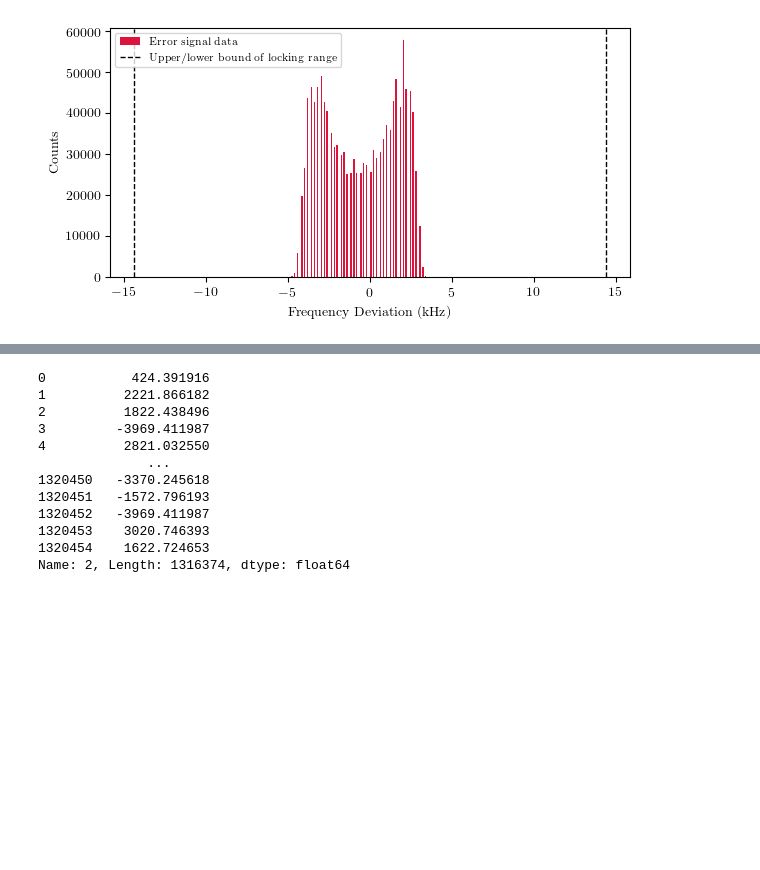
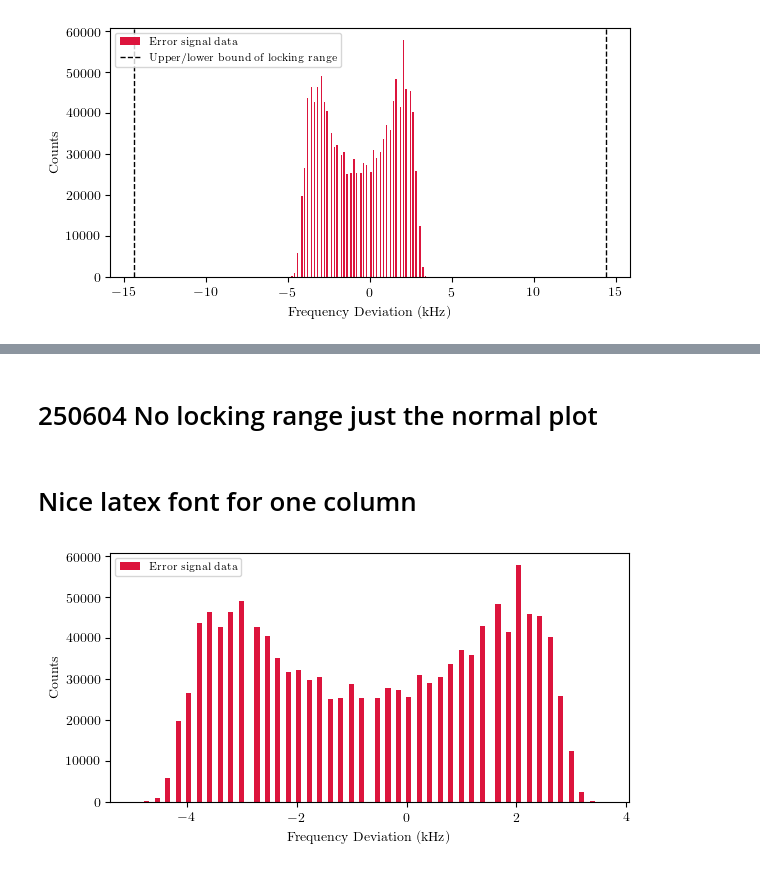
Before and after one commit to hsuchungchuan/Projects, a Jupyter notebook: 241201 PDHLockLongTermTraceThreeHours/241201 PDHLockLongTermTraceThreeHours.ipynb, the cells around one changed output, grey strips where cells are left out. Drawn from its saved outputs; the diff is of its cells as text; code cells hidden in the pictures; blank space fills up the shorter version.

Commit message:
no locking range now

```diff
--- a/241201 PDHLockLongTermTraceThreeHours/241201 PDHLockLongTermTraceThreeHours.ipynb
+++ b/241201 PDHLockLongTermTraceThreeHours/241201 PDHLockLongTermTraceThreeHours.ipynb
@@ -382 +385,5 @@ plt.savefig('250520 TwoColumnPDHLockThreeHoursFrequencyDeviationHistogramWLockin
 [figure]
+# %% [markdown]
+# 250604 No locking range just the normal plot
+# %% [markdown]
+# Nice latex font for one column
@@ -383 +448,12 @@ plt.savefig('250520 TwoColumnPDHLockThreeHoursFrequencyDeviationHistogramWLockin
+# %%
+plt.hist(frequency_variation/1000, bins=90,color='crimson',label='Error signal data')
+# ax1.set_xlabel('Frequency Deviation (kHz)')
+plt.ylabel('Counts')
+plt.xlabel('Frequency Deviation (kHz)')
+# plt.title('Frequency Deviation Histogram')
+plt.legend()
+plt.grid(False)
+plt.savefig('250604 PDHLockThreeHoursFrequencyDeviationHistogramWithoutLockingRange.pdf',dpi=300)
+# %% [output]
+[figure, added]
 # %%
@@ -387,15 +462,0 @@ np.savetxt('ErrorSignalConvertedToFrequencyHz.txt', frequency_variation)
-# %%
-frequency_variation
-# %% [output]
-0           424.391916
-1          2221.866182
-2          1822.438496
-3         -3969.411987
-4          2821.032550
-              ...
-1320450   -3370.245618
-1320451   -1572.796193
-1320452   -3969.411987
-1320453    3020.746393
-1320454    1622.724653
-Name: 2, Length: 1316374, dtype: float64
```
Also changed, not shown: parts of 12 cells of this notebook, 3 other files.
